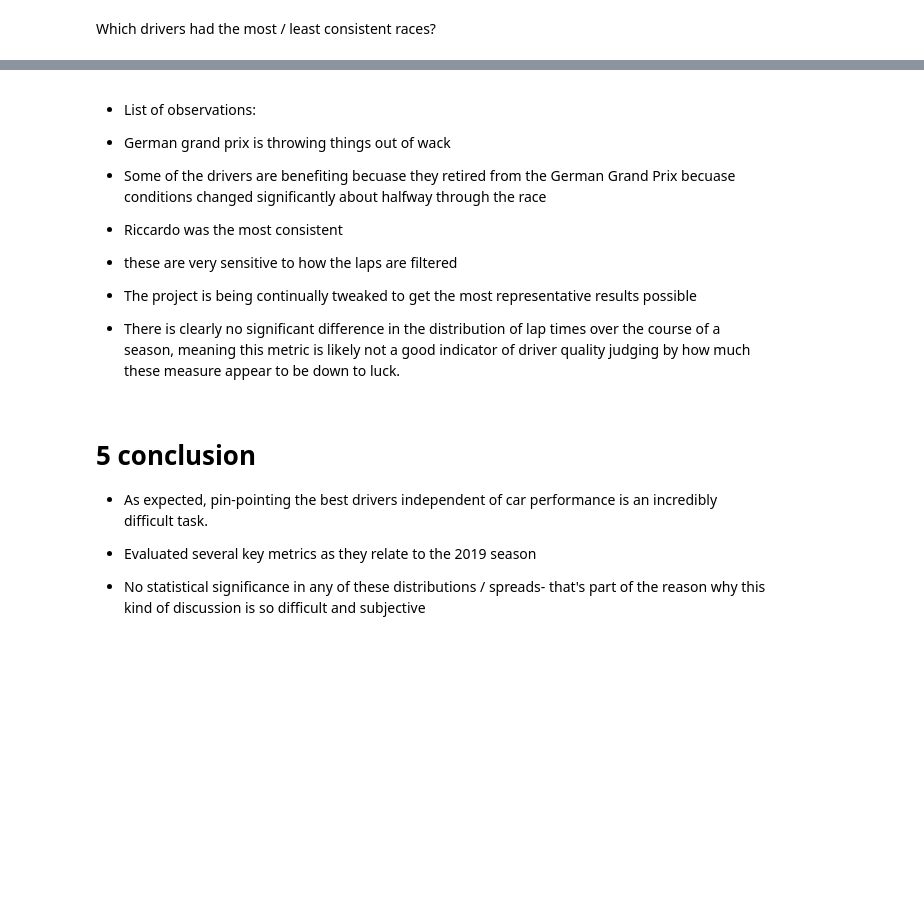
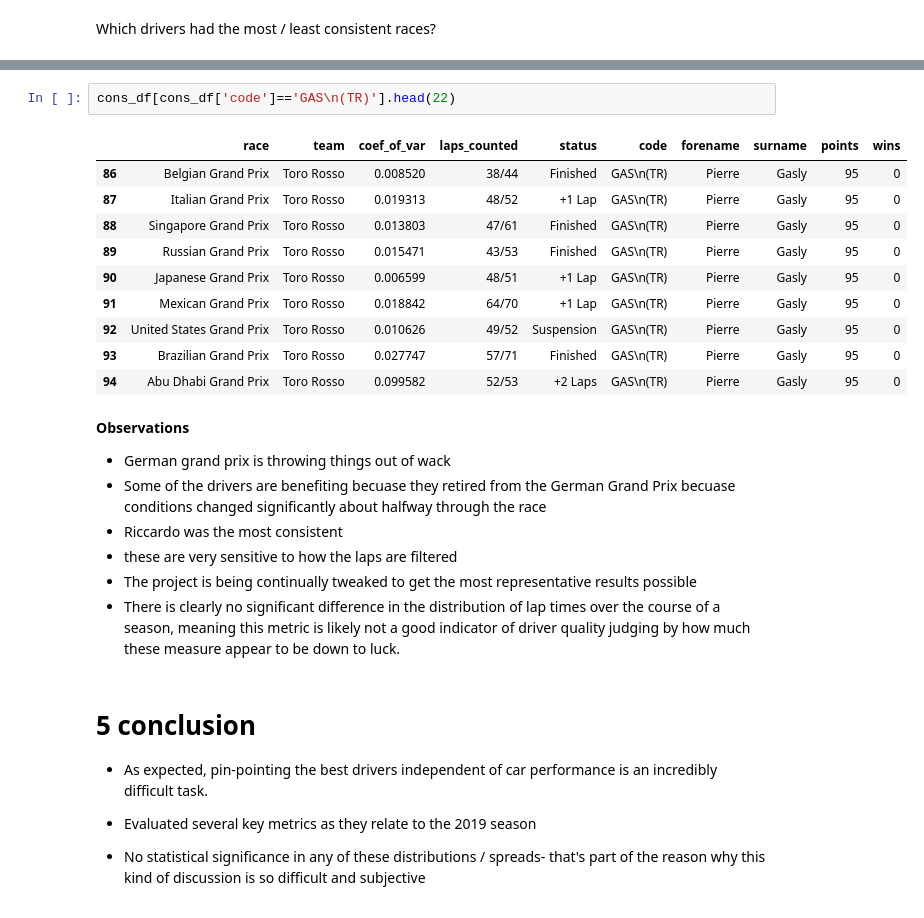
Before and after one commit to apalermo01/Formula-1-driver-consistency, a Jupyter notebook: Formula 1 2019 visualizations and performance metrics.ipynb, the cells around one changed output, grey strips where cells are left out. Saved outputs shown, nothing was run; the diff lists cells and outputs as text; blank space fills up the shorter version.

```diff
--- a/Formula 1 2019 visualizations and performance metrics.ipynb
+++ b/Formula 1 2019 visualizations and performance metrics.ipynb
@@ -1260,5 +1364,18 @@ most consistent races
+# %%
+cons_df[cons_df['code']=='GAS\n(TR)'].head(22)
+# %% [output]
+|  | race | team | coef_of_var | laps_counted | status | code | forename | surname | points | wins |
+| 86 | Belgian Grand Prix | Toro Rosso | 0.008520 | 38/44 | Finished | GAS\n(TR) | Pierre | Gasly | 95 | 0 |
+| 87 | Italian Grand Prix | Toro Rosso | 0.019313 | 48/52 | +1 Lap | GAS\n(TR) | Pierre | Gasly | 95 | 0 |
+| 88 | Singapore Grand Prix | Toro Rosso | 0.013803 | 47/61 | Finished | GAS\n(TR) | Pierre | Gasly | 95 | 0 |
+| 89 | Russian Grand Prix | Toro Rosso | 0.015471 | 43/53 | Finished | GAS\n(TR) | Pierre | Gasly | 95 | 0 |
+| 90 | Japanese Grand Prix | Toro Rosso | 0.006599 | 48/51 | +1 Lap | GAS\n(TR) | Pierre | Gasly | 95 | 0 |
+| 91 | Mexican Grand Prix | Toro Rosso | 0.018842 | 64/70 | +1 Lap | GAS\n(TR) | Pierre | Gasly | 95 | 0 |
+| 92 | United States Grand Prix | Toro Rosso | 0.010626 | 49/52 | Suspension | GAS\n(TR) | Pierre | Gasly | 95 | 0 |
+| 93 | Brazilian Grand Prix | Toro Rosso | 0.027747 | 57/71 | Finished | GAS\n(TR) | Pierre | Gasly | 95 | 0 |
+| 94 | Abu Dhabi Grand Prix | Toro Rosso | 0.099582 | 52/53 | +2 Laps | GAS\n(TR) | Pierre | Gasly | 95 | 0 |
 # %% [markdown]
-- List of observations:
+**Observations**
 
 - German grand prix is throwing things out of wack
 - Some of the drivers are benefiting becuase they retired from the German Grand Prix becuase conditions changed significantly about halfway through the race
```
Also changed, not shown: parts of 33 cells of this notebook.
